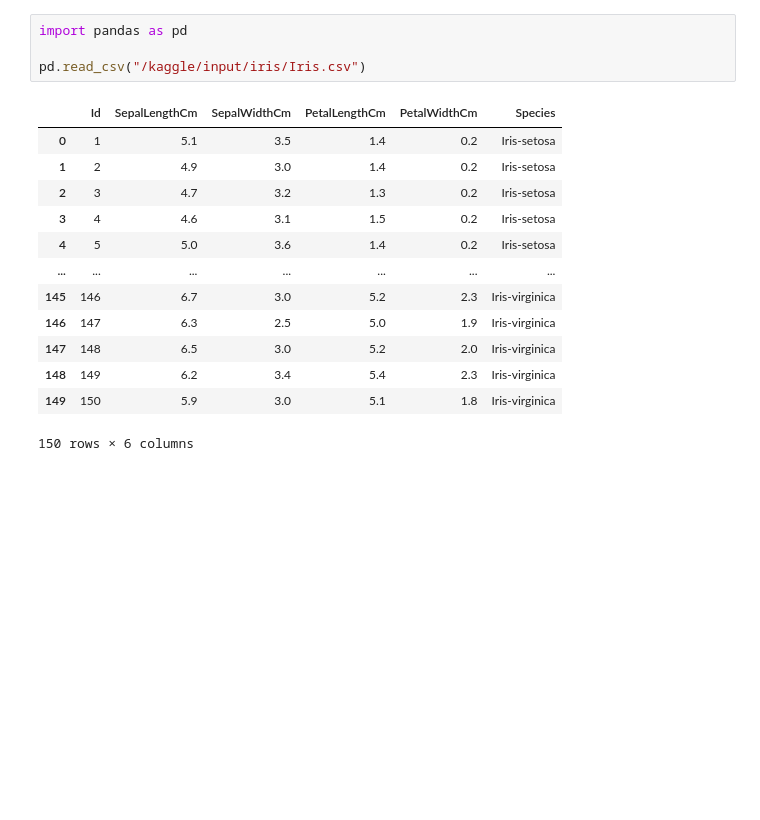
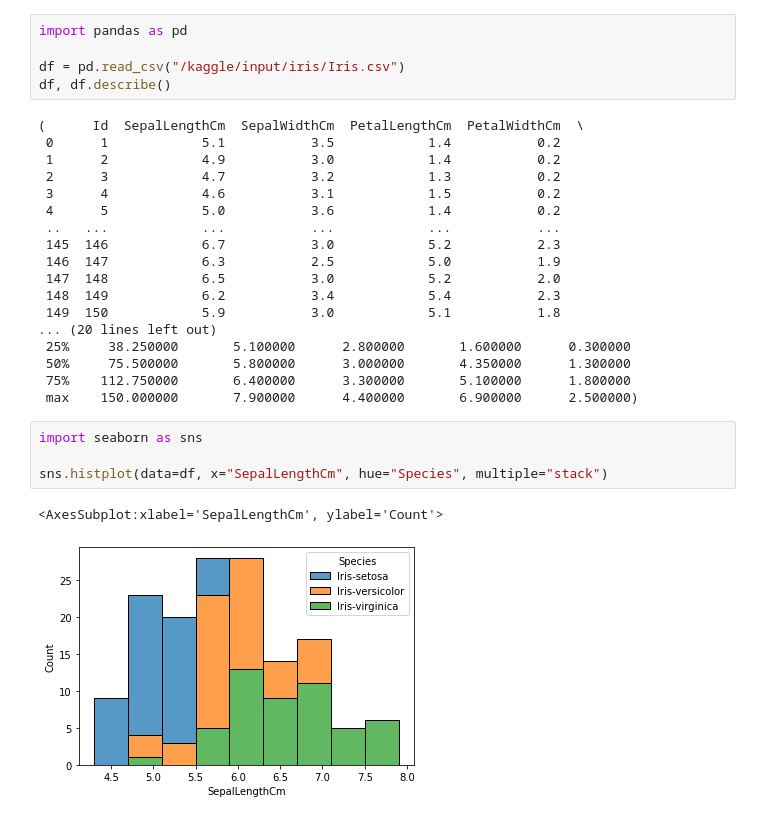
Before and after one commit to robbiejdunn/kaggle-notebooks, a Jupyter notebook: iris-exploration.ipynb, the cells around one changed output. Saved outputs shown, nothing was run; the diff lists cells and outputs as text; blank space fills up the shorter version.

Commit message:
Kaggle Notebook | iris-exploration | Version 2

```diff
--- a/iris-exploration.ipynb
+++ b/iris-exploration.ipynb
@@ -1,18 +1,30 @@
 # %%
 import pandas as pd
 
-pd.read_csv("/kaggle/input/iris/Iris.csv")
+df = pd.read_csv("/kaggle/input/iris/Iris.csv")
+df, df.describe()
 # %% [output]
-|  | Id | SepalLengthCm | SepalWidthCm | PetalLengthCm | PetalWidthCm | Species |
-| 0 | 1 | 5.1 | 3.5 | 1.4 | 0.2 | Iris-setosa |
-| 1 | 2 | 4.9 | 3.0 | 1.4 | 0.2 | Iris-setosa |
-| 2 | 3 | 4.7 | 3.2 | 1.3 | 0.2 | Iris-setosa |
-| 3 | 4 | 4.6 | 3.1 | 1.5 | 0.2 | Iris-setosa |
-| 4 | 5 | 5.0 | 3.6 | 1.4 | 0.2 | Iris-setosa |
-| ... | ... | ... | ... | ... | ... | ... |
-| 145 | 146 | 6.7 | 3.0 | 5.2 | 2.3 | Iris-virginica |
-| 146 | 147 | 6.3 | 2.5 | 5.0 | 1.9 | Iris-virginica |
-| 147 | 148 | 6.5 | 3.0 | 5.2 | 2.0 | Iris-virginica |
-| 148 | 149 | 6.2 | 3.4 | 5.4 | 2.3 | Iris-virginica |
-| 149 | 150 | 5.9 | 3.0 | 5.1 | 1.8 | Iris-virginica |
-150 rows × 6 columns
+(      Id  SepalLengthCm  SepalWidthCm  PetalLengthCm  PetalWidthCm  \
+ 0      1            5.1           3.5            1.4           0.2
+ 1      2            4.9           3.0            1.4           0.2
+ 2      3            4.7           3.2            1.3           0.2
+ 3      4            4.6           3.1            1.5           0.2
+ 4      5            5.0           3.6            1.4           0.2
+ ..   ...            ...           ...            ...           ...
+ 145  146            6.7           3.0            5.2           2.3
+ 146  147            6.3           2.5            5.0           1.9
+ 147  148            6.5           3.0            5.2           2.0
+ 148  149            6.2           3.4            5.4           2.3
+ 149  150            5.9           3.0            5.1           1.8
+... (20 lines left out)
+ 25%     38.250000       5.100000      2.800000       1.600000      0.300000
+ 50%     75.500000       5.800000      3.000000       4.350000      1.300000
+ 75%    112.750000       6.400000      3.300000       5.100000      1.800000
+ max    150.000000       7.900000      4.400000       6.900000      2.500000)
+# %%
+import seaborn as sns
+
+sns.histplot(data=df, x="SepalLengthCm", hue="Species", multiple="stack")
+# %% [output]
+<AxesSubplot:xlabel='SepalLengthCm', ylabel='Count'>
+[figure, added]
```
Also changed, not shown: parts of 2 cells of this notebook.
